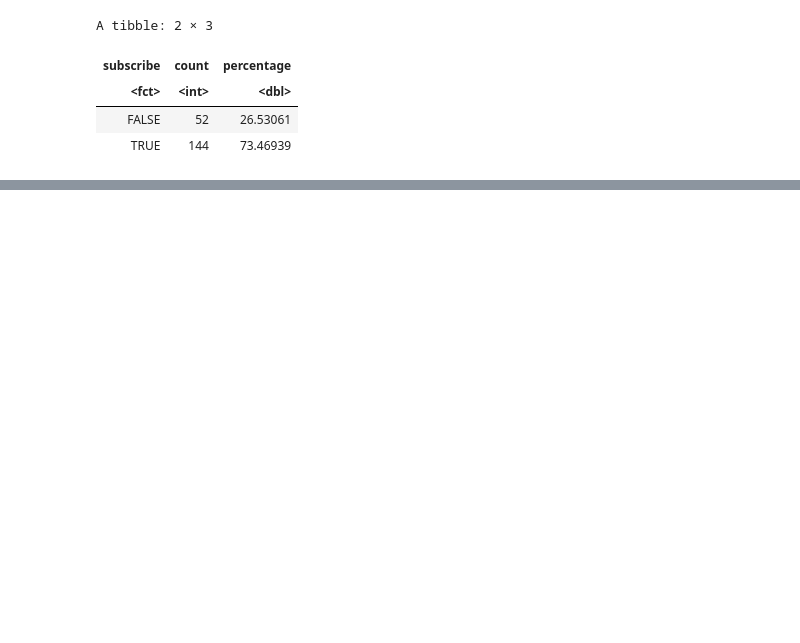
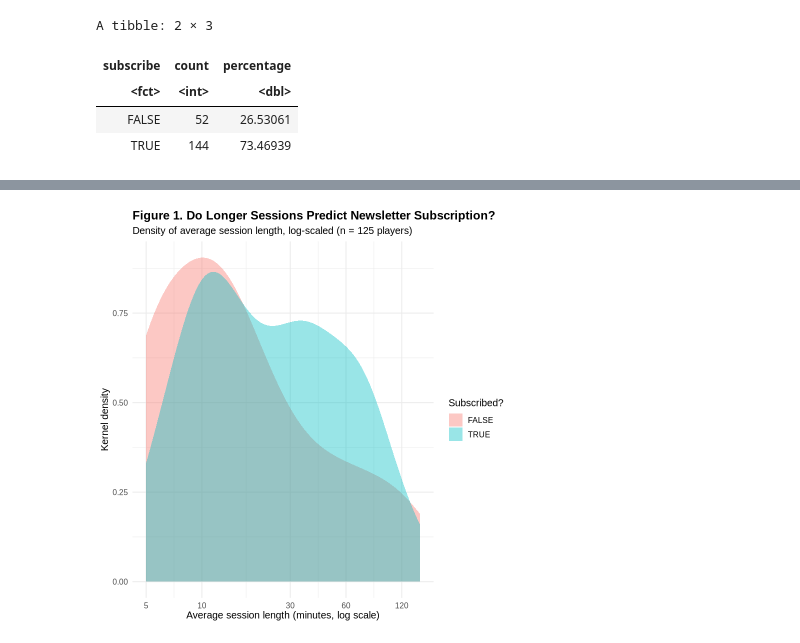
Before and after one commit to Parkryan0128/DSCI100_Project, a Jupyter notebook: Report.ipynb, the cells around one changed output, grey strips where cells are left out. Drawn from its saved outputs; the diff is of its cells as text; code cells hidden in the pictures; blank space fills up the shorter version.

```diff
--- a/Report.ipynb
+++ b/Report.ipynb
@@ -35,11 +60,9 @@ library(tidymodels)
 # %% [markdown]
 **load raw data**
 # %%
-players  <- read_csv("data/players.csv",
-                     col_types = cols(.default = col_guess()))
-sessions <- read_csv("data/sessions.csv",
-                     col_types = cols(.default = col_guess()))
+players  <- read_csv("data/players.csv")
+sessions <- read_csv("data/sessions.csv")
 
-head(players)
-head(sessions)
+head(players) # first 6 rows
+head(sessions) # first 6 rows
 # %% [output]
@@ -91,6 +137,5 @@ A tibble: 2 × 3
 # %%
-# mutate variables to proper type, and correct value
-sessions_mutate <- sessions_clean |>
+sessions_mutate <- sessions|>
   mutate(
     start_dt = dmy_hm(start_time, tz = "UTC"),
     end_dt   = dmy_hm(end_time,   tz = "UTC"),
@@ -122,6 +166,10 @@ combined_data <- players |>
 nrow(combined_data)
 n_distinct(sessions$hashedEmail)
 nrow(players)
+
+
+combined_data <- combined_data |> select(-played_hours)
+head(combined_data)
 # %% [output]
 [1] 125
 [1] 125
@@ -128,0 +188,21 @@ nrow(players)
+# %%
+ggplot(combined_data, aes(avg_session_min, fill = subscribe)) +
+  geom_density(alpha = 0.4, colour = NA) +
+  scale_x_log10(
+    labels = label_number(scale_cut = cut_short_scale()),
+    breaks = c(1, 5, 10, 30, 60, 120)
+  ) +
+  theme_minimal(base_size = 12) +
+  labs(
+    title = "Figure 1. Do Longer Sessions Predict Newsletter Subscription?",
+    subtitle = "Density of average session length, log-scaled (n = 125 players)",
+    x = "Average session length (minutes, log scale)",
+    y = "Kernel density",
+    fill = "Subscribed?"
+  ) +
+  theme(
+    plot.title      = element_text(face = "bold"),
+    legend.position = "right"
+  )
+# %% [output]
+[figure, added]
```
Also changed, not shown: parts of 27 cells of this notebook.
